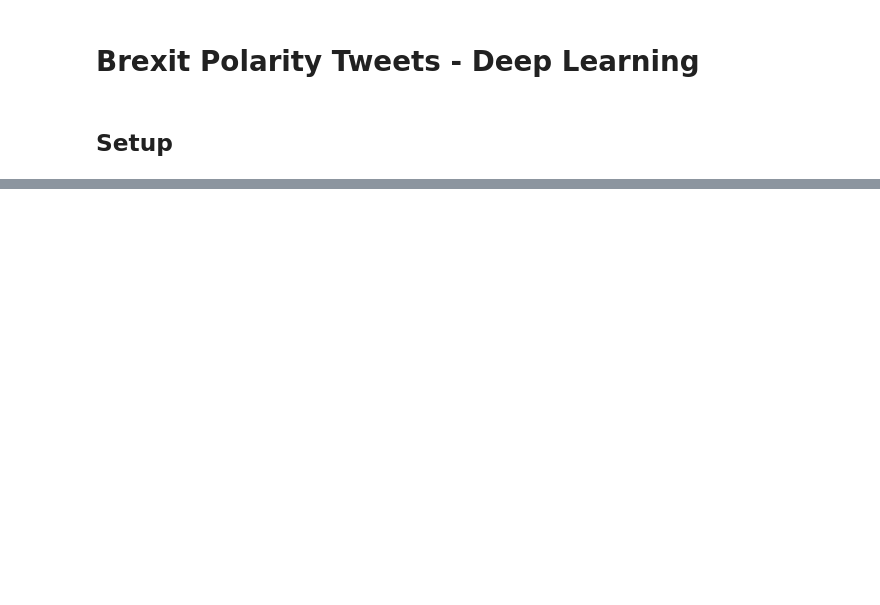
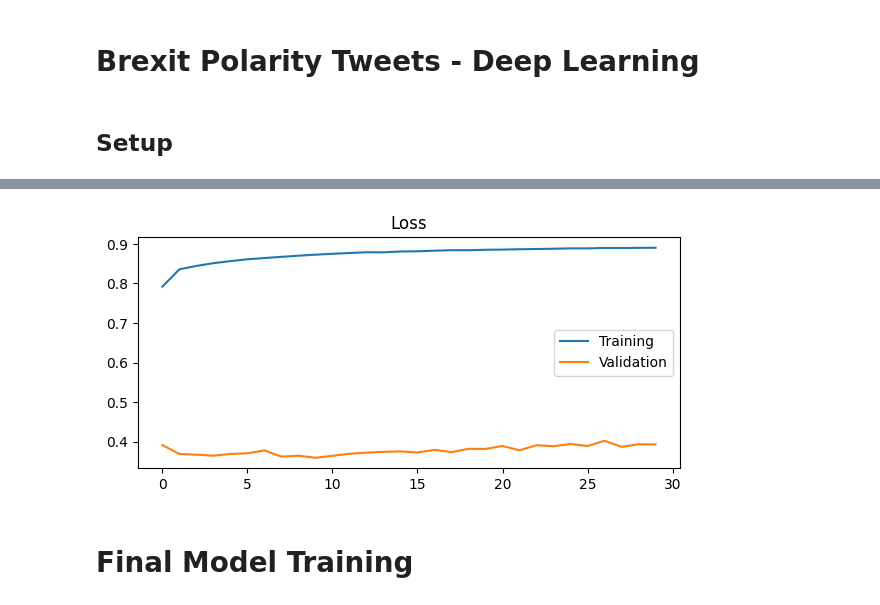
Before and after one commit to hanzholahs/brexit-polarity-tweets, a Jupyter notebook: 04-deep-learning.ipynb, the cells around one changed output, grey strips where cells are left out. Saved outputs shown, nothing was run; the diff lists cells and outputs as text; code cells hidden in the pictures; blank space fills up the shorter version.

```diff
--- a/04-deep-learning.ipynb
+++ b/04-deep-learning.ipynb
@@ -231,0 +148,15 @@ Epoch 10/10
+# %%
+loss = history.history["loss"]
+val_loss = history.history["val_loss"]
+
+plt.figure(figsize = (7, 3))
+
+plt.plot(acc, label = "Training")
+plt.plot(val_loss, label = "Validation")
+plt.title("Loss")
+plt.legend()
+plt.show()
+# %% [output]
+[figure, added]
+# %% [markdown]
+# Final Model Training
```
Also changed, not shown: parts of 35 cells of this notebook.
